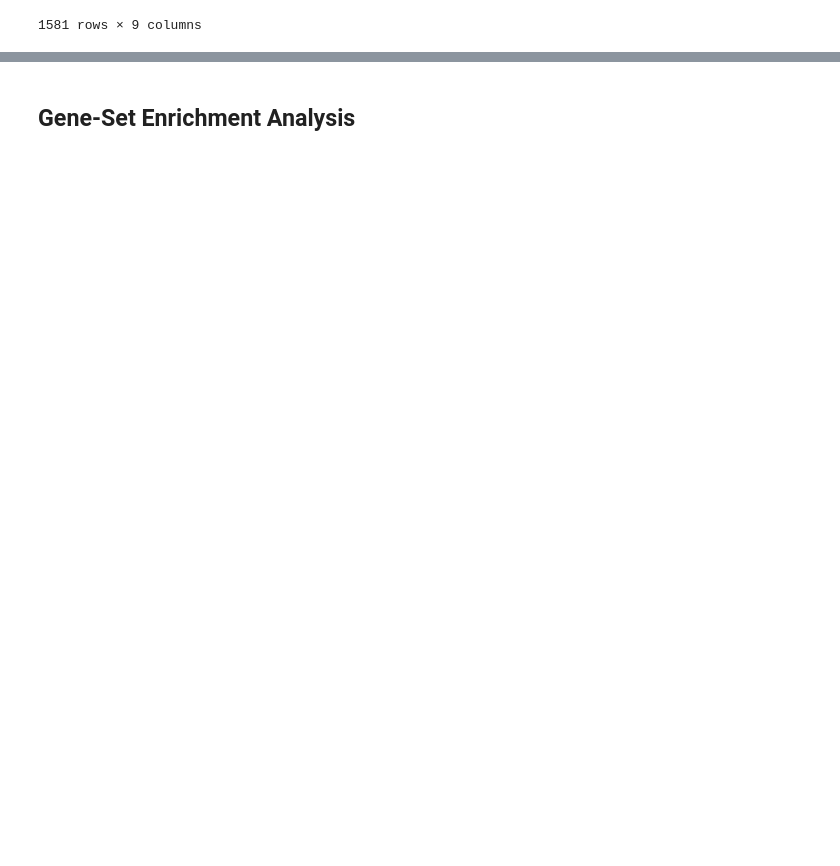
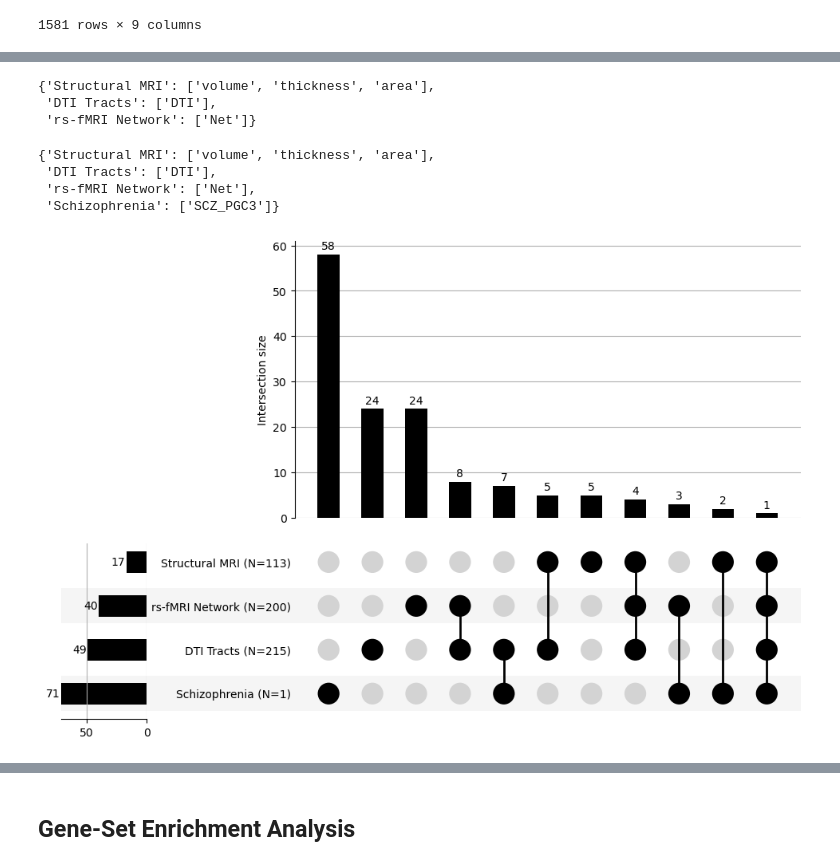
Before and after one commit to erwinerdem/STEAP, a Jupyter notebook: notebooks/scz_example.ipynb, the cells around one changed output, grey strips where cells are left out. Saved outputs shown, nothing was run; the diff lists cells and outputs as text; code cells hidden in the pictures; blank space fills up the shorter version.

Commit message:
Added plotting scripts

```diff
--- a/notebooks/scz_example.ipynb
+++ b/notebooks/scz_example.ipynb
@@ -74,0 +98,27 @@ display(significant_celltypes)
+# %%
+# in this data, we have 3 main groups
+# which can be found described in the constants.GWAS_GROUP_DICT
+display(constants.GWAS_GROUP_DICT)
+# GWAS group name : [(regex) keywords used to match to gwas]
+# %% [output]
+{'Structural MRI': ['volume', 'thickness', 'area'],
+ 'DTI Tracts': ['DTI'],
+ 'rs-fMRI Network': ['Net']}
+# %%
+# let's also include scz to this group (or edit the constants.py file directly)
+gwas_group_dict = constants.GWAS_GROUP_DICT.copy()
+gwas_group_dict['Schizophrenia'] = ['SCZ_PGC3']
+display(gwas_group_dict)
+# %% [output]
+{'Structural MRI': ['volume', 'thickness', 'area'],
+ 'DTI Tracts': ['DTI'],
+ 'rs-fMRI Network': ['Net'],
+ 'Schizophrenia': ['SCZ_PGC3']}
+# %%
+# now to plot the upsetplot
+upsetplot.plot_upset(df_all, gwas_group_dict,
+                     sign_threshold=len(constants.METHODS)-1,
+                     element_size=56,
+                     save=False)
+# %% [output]
+[figure, added]
```
Also changed, not shown: parts of 16 cells of this notebook, 7 other files.
